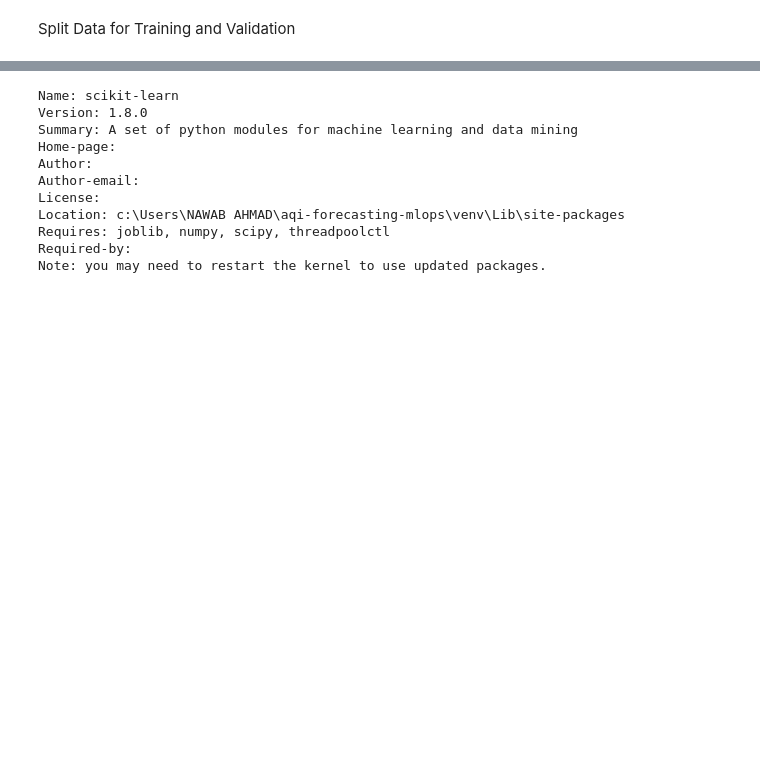
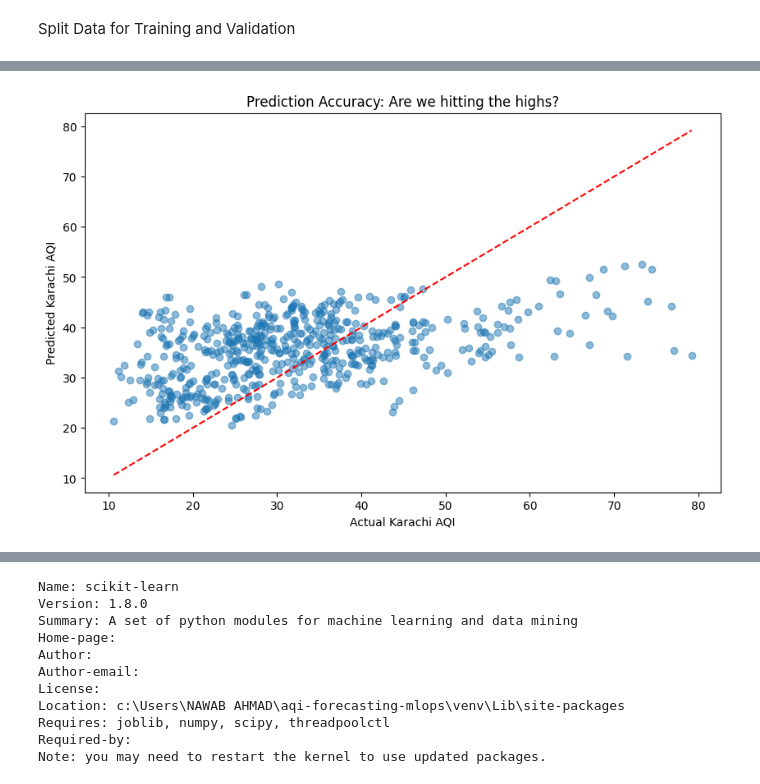
Before and after one commit to Nawab-Ahmed/aqi-forecasting-mlops, a Jupyter notebook: training.ipynb, the cells around one changed output, grey strips where cells are left out. Cells and saved outputs as stored; diff of their text form; code cells hidden in the pictures; blank space fills up the shorter version.

```diff
--- a/training.ipynb
+++ b/training.ipynb
@@ -44 +189,13 @@ Note: you may need to restart the kernel to use updated packages.
+# %%
+import matplotlib.pyplot as plt
+
+plt.figure(figsize=(10, 6))
+plt.scatter(y_val_actual, y_pred_final, alpha=0.5)
+plt.plot([y_val_actual.min(), y_val_actual.max()], [y_val_actual.min(), y_val_actual.max()], 'r--')
+plt.xlabel('Actual Karachi AQI')
+plt.ylabel('Predicted Karachi AQI')
+plt.title('Prediction Accuracy: Are we hitting the highs?')
+plt.show()
+# %% [output]
+[figure, added]
 # %%
```
Also changed, not shown: parts of 7 cells of this notebook, 4 other files.
